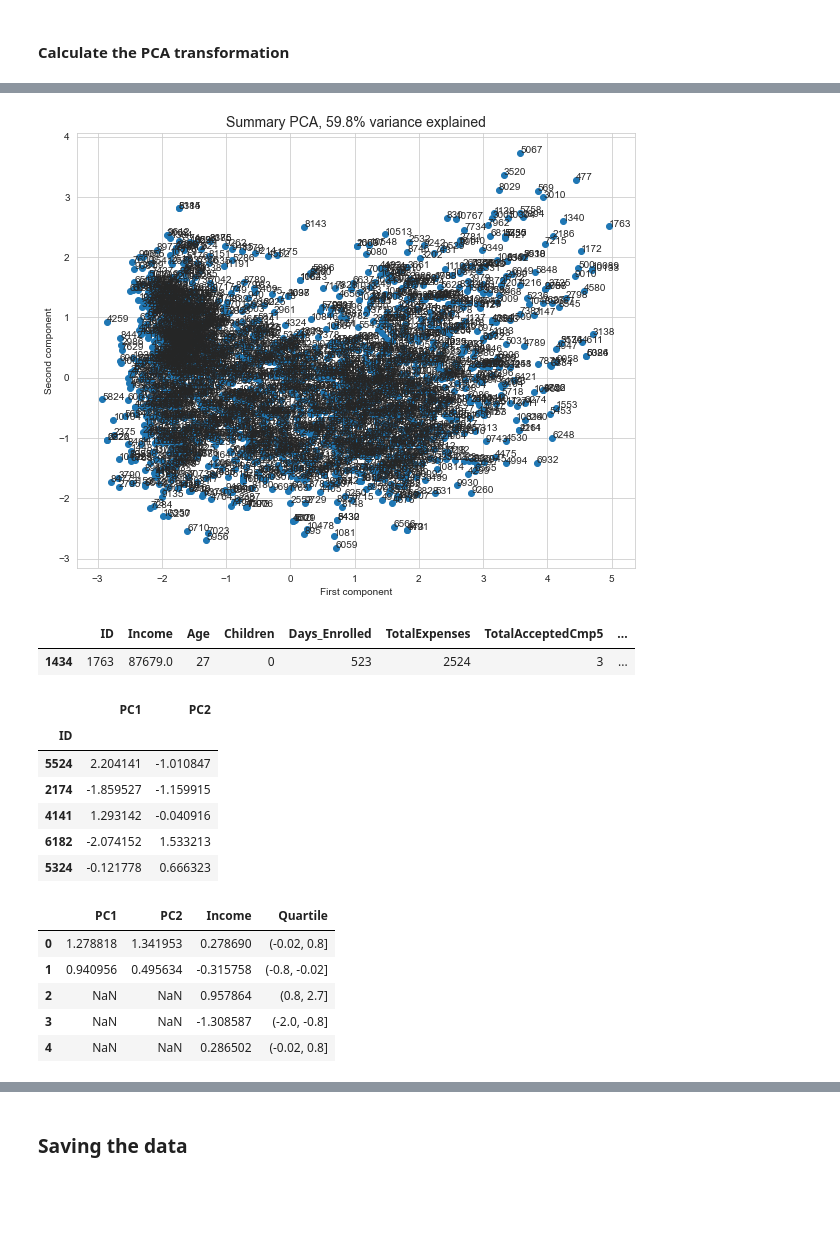
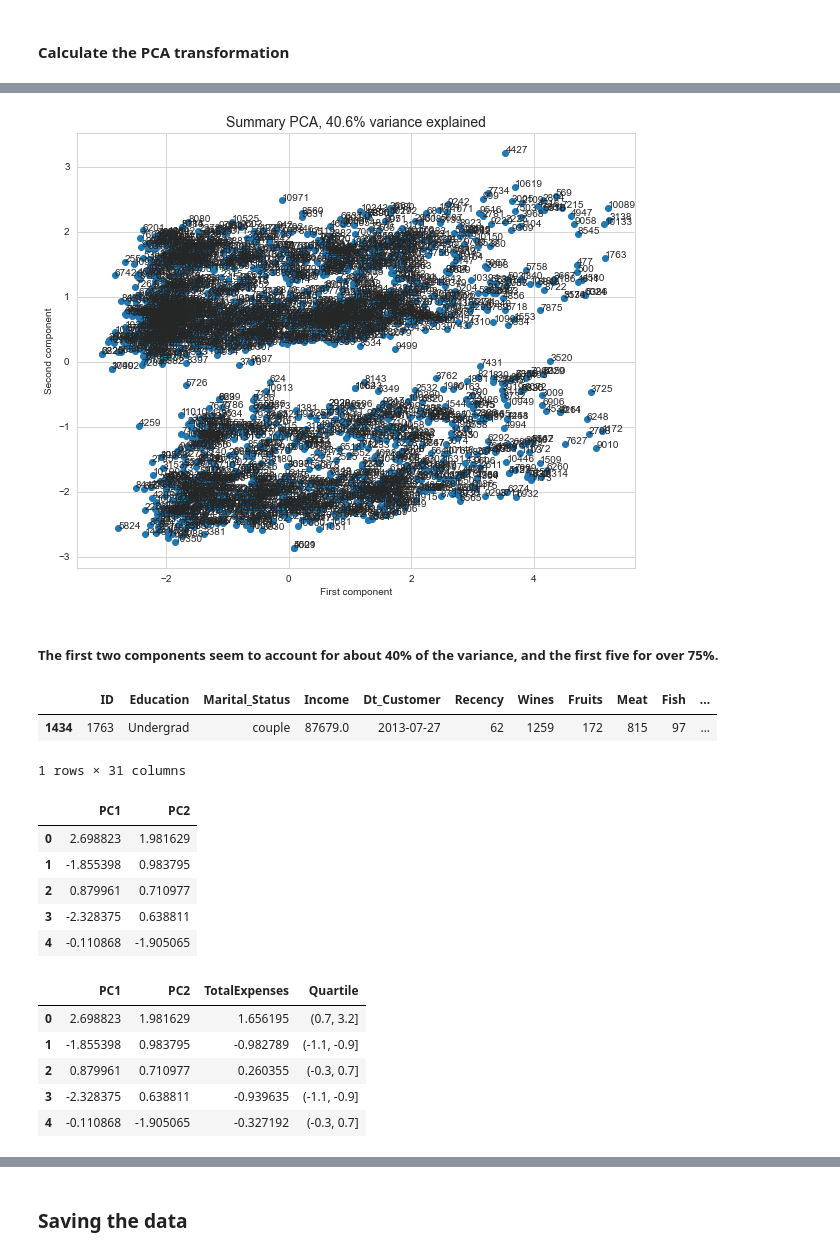
Before and after one commit to livia360/Capstone_project, a Jupyter notebook: 02_Exploratory_Data_Analysis.ipynb, the cells around one changed output, grey strips where cells are left out. Drawn from its saved outputs; the diff is of its cells as text; code cells hidden in the pictures; blank space fills up the shorter version.

```diff
--- a/02_Exploratory_Data_Analysis.ipynb
+++ b/02_Exploratory_Data_Analysis.ipynb
@@ -312,8 +356,8 @@ df_new_scale.head()
 # %%
 #scale the data
-df_new_scale = scale(df_new_scale)
+encoded_scaled = scale(df_encoded)
 # %%
 #Create a new dataframe from `state_summary_scale` using the column names we saved in `state_summary_columns`
-scaled_df = pd.DataFrame(df_new_scale, columns=df_new_columns)
-scaled_df.head()
+df_scaled = pd.DataFrame(encoded_scaled, columns=columns)
+df_scaled.head()
 # %% [output]
@@ -354,3 +393,7 @@ model = PCA().fit(df_new_scale)
+# %%
+# This technique will find linear combinations of the original features and these new features are uncorrelated with one another and keep maximum amount of variance in the data. The new derived features are in a lower dimension, easy for visualization and exploring how much variance the new features explain and how the original features contribute to these new features.
+# Fit the PCA transformation using the scaled data.
+model = PCA().fit(df_scaled)
 # %%
 #create a line plot to visualize the cumulative explained variance ratio with number of components
 plt.subplots(figsize=(10, 6))
@@ -365,6 +406,6 @@ plt.title('Cumulative variance ratio explained by PCA components for summary sta
 # %%
 # Apply the transformation to the data to obtain the new derived features.
-new_dim_x = model.transform(df_new_scale)
+new_dim_x = model.transform(df_scaled)
 # %%
 new_dim_x.shape
 # %% [output]
@@ -372,36 +413,38 @@ new_dim_x.shape
 # %%
 # extract the first and second columns from the transformed data as x and y coordinates for plotting.
 # the second (index 1) value of the cumulative variance ratio
 # visualizing the percentage variance explained by the two PCA components
 x = new_dim_x[:, 0]
 y = new_dim_x[:, 1]
-customer_id = df_new['ID']
+customer_id = df['ID']
 pc_var = 100 * model.explained_variance_ratio_.cumsum()[1]
 plt.subplots(figsize=(10,8))
 plt.scatter(x=x, y=y)
 plt.xlabel('First component')
 plt.ylabel('Second component')
 plt.title(f'Summary PCA, {pc_var:.1f}% variance explained', fontsize=14)
 for s, x, y in zip(customer_id, x, y):
     plt.annotate(s, (x, y))
 # %% [output]
-[figure, old version]
+[figure, new version]
+# %% [markdown]
+##### **The first two components seem to account for about 40% of the variance, and the first five for over 75%.**
 # %%
-df_new.loc[df_new['ID'] == 1763]
+df.loc[df['ID'] == 1763]
 # %% [output]
-|  | ID | Income | Age | Children | Days_Enrolled | TotalExpenses | TotalAcceptedCmp5 | ... |
-| 1434 | 1763 | 87679.0 | 27 | 0 | 523 | 2524 | 3 | ... |
+|  | ID | Education | Marital_Status | Income | Dt_Customer | Recency | Wines | Fruits | Meat | Fish | ... |
+| 1434 | 1763 | Undergrad | couple | 87679.0 | 2013-07-27 | 62 | 1259 | 172 | 815 | 97 | ... |
+1 rows × 31 columns
 # %%
 #Create a dataframe containing the values of the first two PCA components
-pca_df = pd.DataFrame({'PC1': new_dim_x[:, 0], 'PC2': new_dim_x[:, 1]}, index=df_new_index)
+pca_df = pd.DataFrame({'PC1': new_dim_x[:, 0], 'PC2': new_dim_x[:, 1]}, index=indicies)
 pca_df.head()
 # %% [output]
 |  | PC1 | PC2 |
-| ID |  |  |
-| 5524 | 2.204141 | -1.010847 |
-| 2174 | -1.859527 | -1.159915 |
-| 4141 | 1.293142 | -0.040916 |
-| 6182 | -2.074152 | 1.533213 |
-| 5324 | -0.121778 | 0.666323 |
+| 0 | 2.698823 | 1.981629 |
+| 1 | -1.855398 | 0.983795 |
+| 2 | 0.879961 | 0.710977 |
+| 3 | -2.328375 | 0.638811 |
+| 4 | -0.110868 | -1.905065 |
 # %%
 # concatenate `pca_df` and `Total` along axis 1 ; align on index
@@ -409,14 +452,14 @@ pca_df = pd.concat([pca_df, scaled_df['Income']], axis=1)
 # %%
 # Quartile is a new data type: category
-pca_df['Quartile'] = pd.qcut(pca_df['Income'], q=4, precision=1)
+pca_df['Quartile'] = pd.qcut(pca_df['TotalExpenses'], q=4, precision=1)
 pca_df.head()
 # %% [output]
-|  | PC1 | PC2 | Income | Quartile |
-| 0 | 1.278818 | 1.341953 | 0.278690 | (-0.02, 0.8] |
-| 1 | 0.940956 | 0.495634 | -0.315758 | (-0.8, -0.02] |
-| 2 | NaN | NaN | 0.957864 | (0.8, 2.7] |
-| 3 | NaN | NaN | -1.308587 | (-2.0, -0.8] |
-| 4 | NaN | NaN | 0.286502 | (-0.02, 0.8] |
+|  | PC1 | PC2 | TotalExpenses | Quartile |
+| 0 | 2.698823 | 1.981629 | 1.656195 | (0.7, 3.2] |
+| 1 | -1.855398 | 0.983795 | -0.982789 | (-1.1, -0.9] |
+| 2 | 0.879961 | 0.710977 | 0.260355 | (-0.3, 0.7] |
+| 3 | -2.328375 | 0.638811 | -0.939635 | (-1.1, -0.9] |
+| 4 | -0.110868 | -1.905065 | -0.327192 | (-0.3, 0.7] |
 # %%
 pca_df.dtypes
 # %% [output]
```
Also changed, not shown: parts of 41 cells of this notebook.
